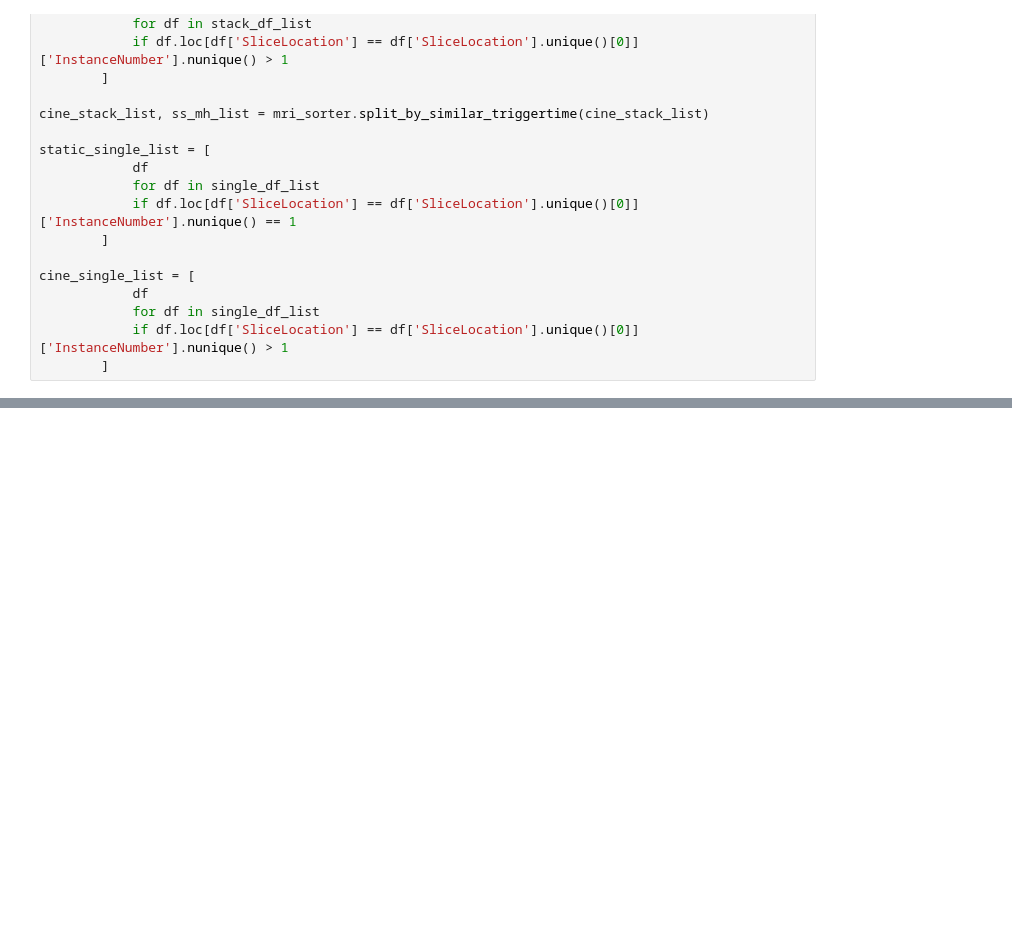
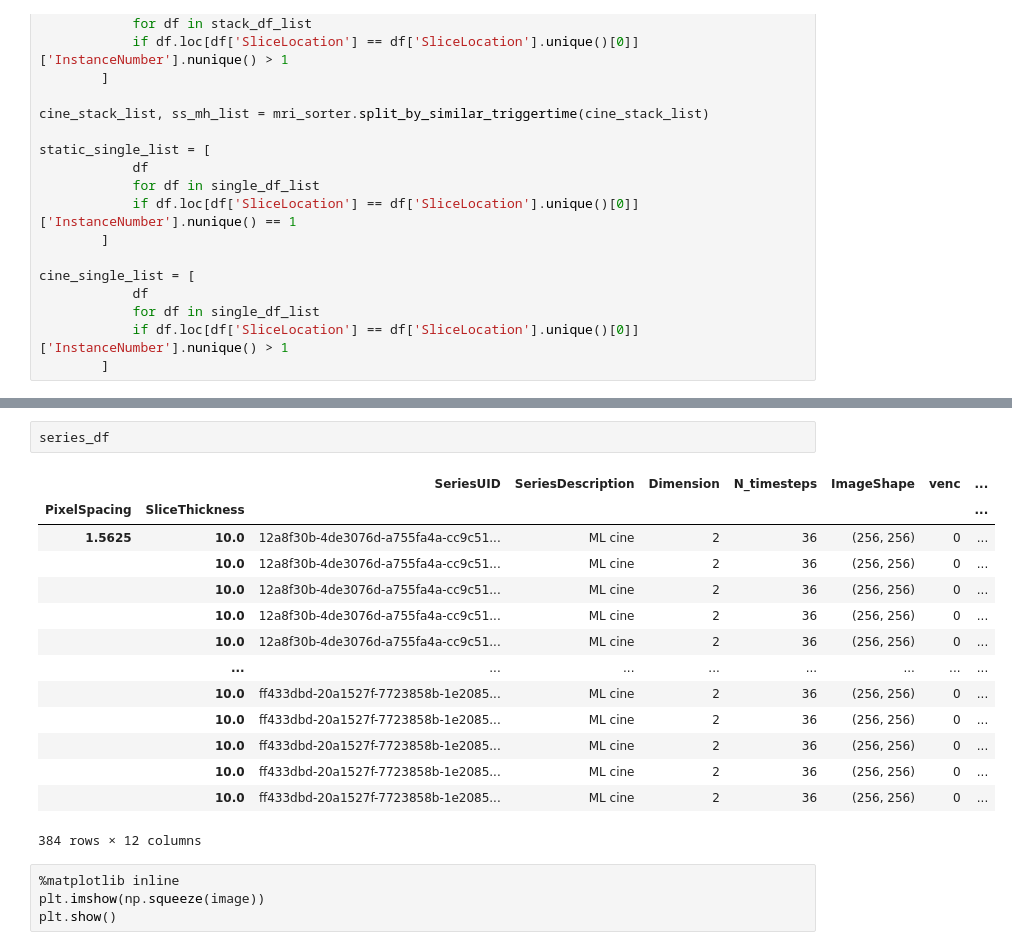
Before and after one commit to mrphys/imageCLASP, a Jupyter notebook: mri_sorter_test.ipynb, the cells around one changed output, grey strips where cells are left out. Saved outputs shown, nothing was run; the diff lists cells and outputs as text; blank space fills up the shorter version.

```diff
--- a/mri_sorter_test.ipynb
+++ b/mri_sorter_test.ipynb
@@ -85,2 +100,23 @@ stack_df_list[0]
+# %%
+series_df
+# %% [output]
+|  |  | SeriesUID | SeriesDescription | Dimension | N_timesteps | ImageShape | venc | ... |
+| PixelSpacing | SliceThickness |  |  |  |  |  |  | ... |
+| 1.5625 | 10.0 | 12a8f30b-4de3076d-a755fa4a-cc9c51... | ML cine | 2 | 36 | (256, 256) | 0 | ... |
+|  | 10.0 | 12a8f30b-4de3076d-a755fa4a-cc9c51... | ML cine | 2 | 36 | (256, 256) | 0 | ... |
+|  | 10.0 | 12a8f30b-4de3076d-a755fa4a-cc9c51... | ML cine | 2 | 36 | (256, 256) | 0 | ... |
+|  | 10.0 | 12a8f30b-4de3076d-a755fa4a-cc9c51... | ML cine | 2 | 36 | (256, 256) | 0 | ... |
+|  | 10.0 | 12a8f30b-4de3076d-a755fa4a-cc9c51... | ML cine | 2 | 36 | (256, 256) | 0 | ... |
+|  | ... | ... | ... | ... | ... | ... | ... | ... |
+|  | 10.0 | ff433dbd-20a1527f-7723858b-1e2085... | ML cine | 2 | 36 | (256, 256) | 0 | ... |
+|  | 10.0 | ff433dbd-20a1527f-7723858b-1e2085... | ML cine | 2 | 36 | (256, 256) | 0 | ... |
+|  | 10.0 | ff433dbd-20a1527f-7723858b-1e2085... | ML cine | 2 | 36 | (256, 256) | 0 | ... |
+|  | 10.0 | ff433dbd-20a1527f-7723858b-1e2085... | ML cine | 2 | 36 | (256, 256) | 0 | ... |
+|  | 10.0 | ff433dbd-20a1527f-7723858b-1e2085... | ML cine | 2 | 36 | (256, 256) | 0 | ... |
+384 rows × 12 columns
+# %%
+%matplotlib inline
+plt.imshow(np.squeeze(image))
+plt.show()
 # %%
 cine_stack_list[0]
```
Also changed, not shown: parts of 6 cells of this notebook, 30 other files.
